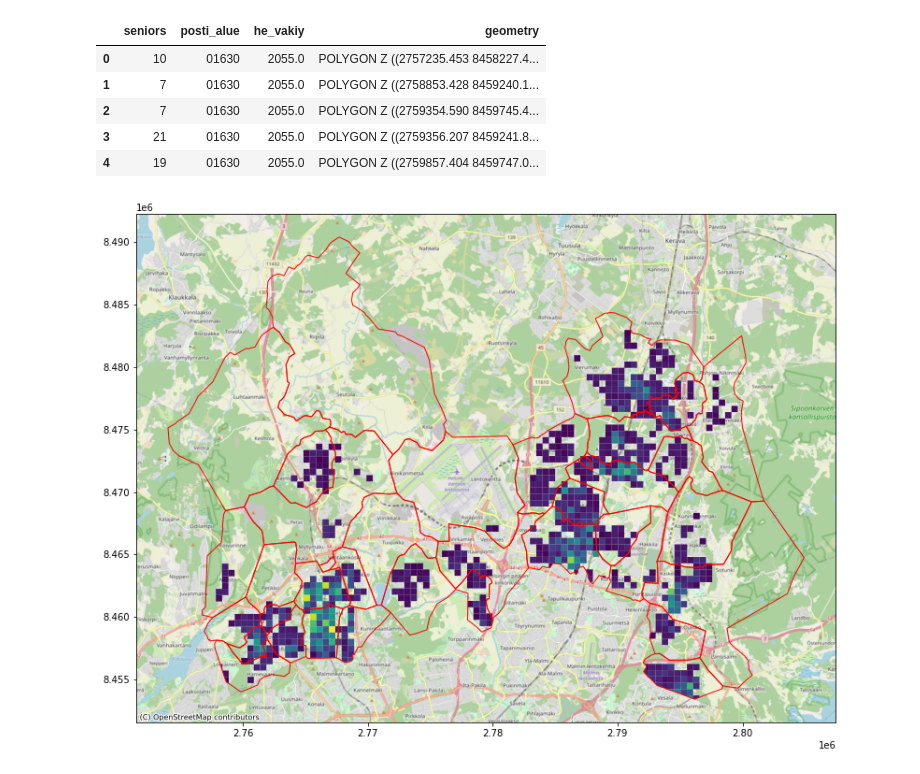
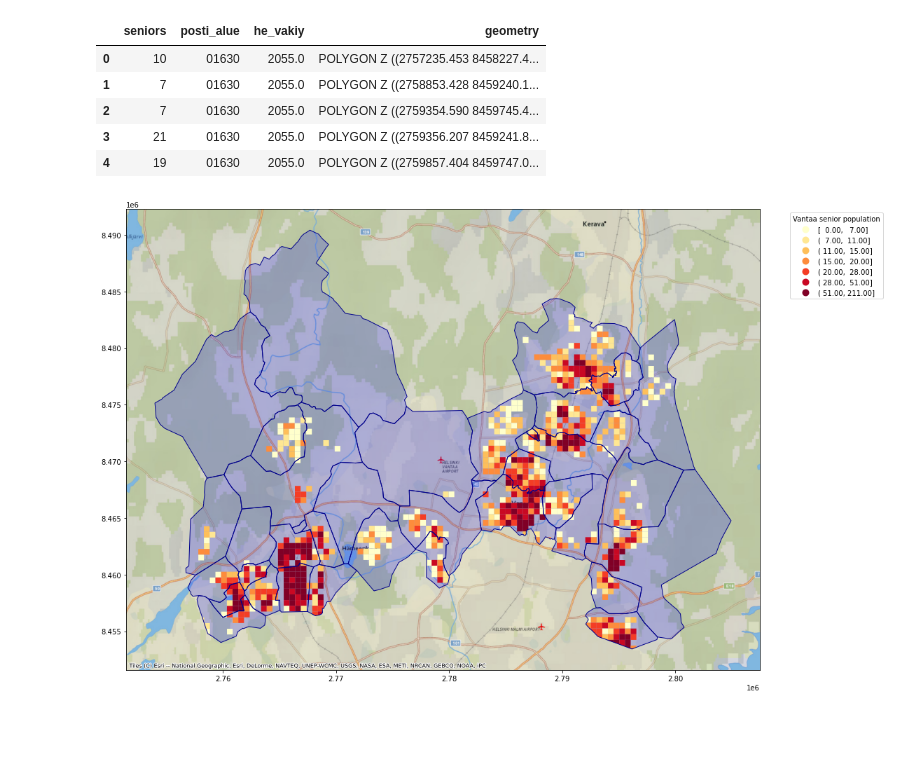
Before and after one commit to AutoGIS-2020/exercise-5-ttienhaa, a Jupyter notebook: Exercise-5-problem-1.ipynb, the cells around one changed output. Cells and saved outputs as stored; diff of their text form; code cells hidden in the pictures; blank space fills up the shorter version.

```diff
--- a/Exercise-5-problem-1.ipynb
+++ b/Exercise-5-problem-1.ipynb
@@ -109,12 +117,35 @@ intersection.head()
 import contextily as ctx
-# %%
-fig, ax = plt.subplots(figsize=(15,10))
-
-intersection.plot(ax=ax, column="seniors")
-
-postal.plot(ax=ax, facecolor='None', edgecolor='red')
-
-# Add basemap
-ctx.add_basemap(ax, source=ctx.providers.OpenStreetMap.Mapnik)
-# %% [output]
-[figure, removed]
+# %%
+# Plot data
+fig, ax = plt.subplots(figsize=(15,10))
+
+# Add Vantaa postal areas to plot as transparent areas
+postal.plot(ax=ax, facecolor='blue', alpha=0.2)
+
+# Add Vantaa senior population grids to plot
+intersection.plot(ax=ax,
+                  column="seniors",
+                  cmap='YlOrRd',
+                  scheme="quantiles",
+                  k=7,
+                  legend=True
+                 )
+
+# Re-position the legend and set a title
+ax.get_legend().set_bbox_to_anchor((1.2,1))
+ax.get_legend().set_title("Vantaa senior population")
+
+# Add Vantaa postal code edges to plot
+postal.plot(ax=ax, facecolor='none', edgecolor='darkblue')
+
+# Add basemap
+ctx.add_basemap(ax, source=ctx.providers.Esri.NatGeoWorldMap)
+
+# Remove the empty white-space around the axes
+plt.tight_layout()
+
+# Save the figure as png file with resolution of 300 dpi
+outfp = r"docs/vantaa_seniors.png"
+plt.savefig(outfp, dpi=300)
+# %% [output]
+[figure, added]
```
Also changed, not shown: parts of 18 cells of this notebook, 1 other file.
